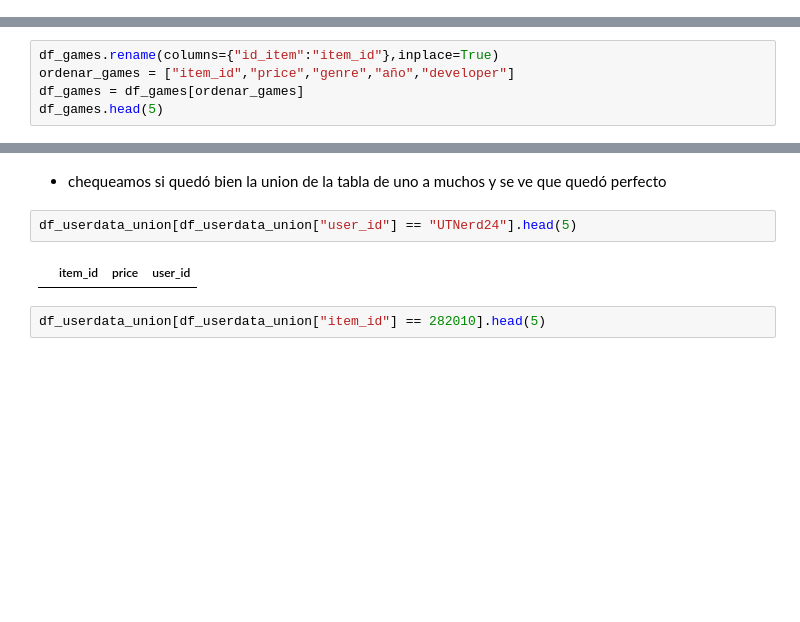
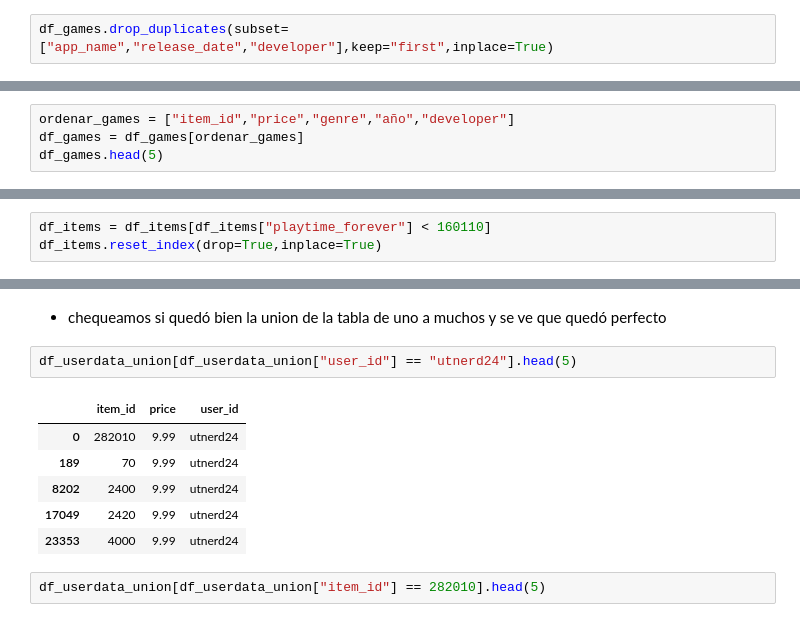
Before and after one commit to MaxiLizarraga/Sistema_de_recomendacion_Steam, a Jupyter notebook: ETL/Diseño_Endpoints.ipynb, the cells around one changed output, grey strips where cells are left out. Drawn from its saved outputs; the diff is of its cells as text; blank space fills up the shorter version.

```diff
--- a/ETL/Diseño_Endpoints.ipynb
+++ b/ETL/Diseño_Endpoints.ipynb
@@ -45,0 +64,2 @@ def primer_genre(lista):
+# %%
+df_games.drop_duplicates(subset=["app_name","release_date","developer"],keep="first",inplace=True)
@@ -61,7 +85,6 @@ columnas_a_eliminar_items = ["items_count","steam_id"]
 df_games = df_games.drop(columnas_a_eliminar_games,axis=1)
 df_items = df_items.drop(columnas_a_eliminar_items,axis=1)
 # %%
-df_games.rename(columns={"id_item":"item_id"},inplace=True)
 ordenar_games = ["item_id","price","genre","año","developer"]
 df_games = df_games[ordenar_games]
 df_games.head(5)
@@ -136,3 +161,6 @@ df_items["user_id"] = df_items["user_id"].str.lower()
+# %%
+df_items = df_items[df_items["playtime_forever"] < 160110]
+df_items.reset_index(drop=True,inplace=True)
 # %% [markdown]
 * ya quedó listo nuestra tabla items
 # %%
@@ -362,9 +414,14 @@ df_userdata_union.head(10)
 # %% [markdown]
 * chequeamos si quedó bien la union de la tabla de uno a muchos y se ve que quedó perfecto
 # %%
-df_userdata_union[df_userdata_union["user_id"] == "UTNerd24"].head(5)
+df_userdata_union[df_userdata_union["user_id"] == "utnerd24"].head(5)
 # %% [output]
 |  | item_id | price | user_id |
+| 0 | 282010 | 9.99 | utnerd24 |
+| 189 | 70 | 9.99 | utnerd24 |
+| 8202 | 2400 | 9.99 | utnerd24 |
+| 17049 | 2420 | 9.99 | utnerd24 |
+| 23353 | 4000 | 9.99 | utnerd24 |
 # %%
 df_userdata_union[df_userdata_union["item_id"] == 282010].head(5)
 # %% [output]
```
Also changed, not shown: parts of 29 cells of this notebook, 12 other files.
